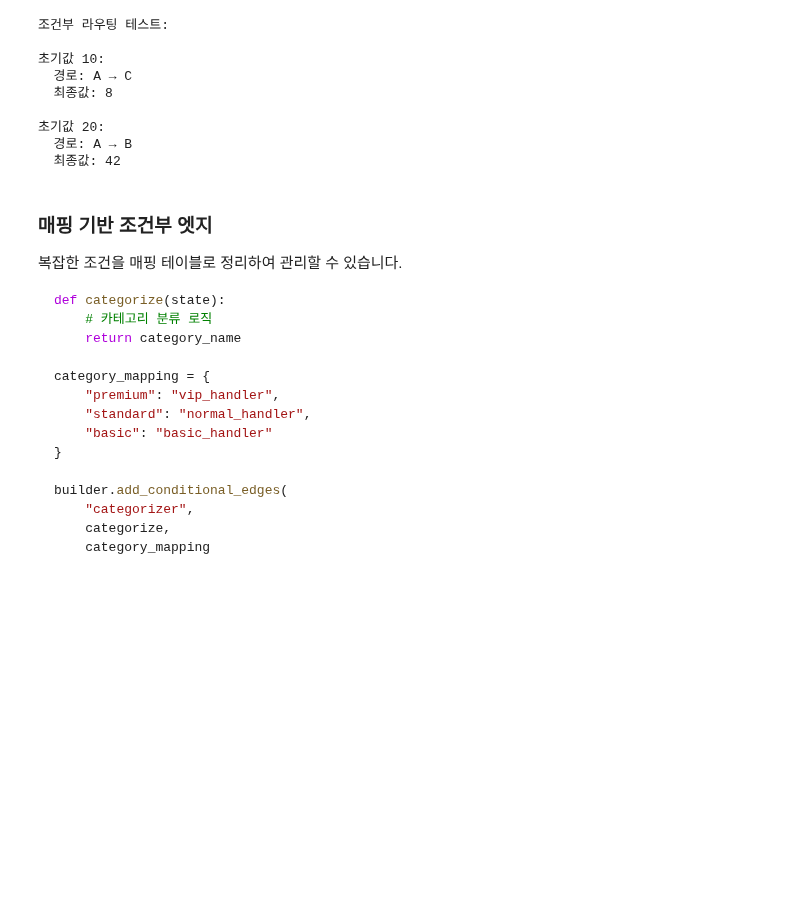
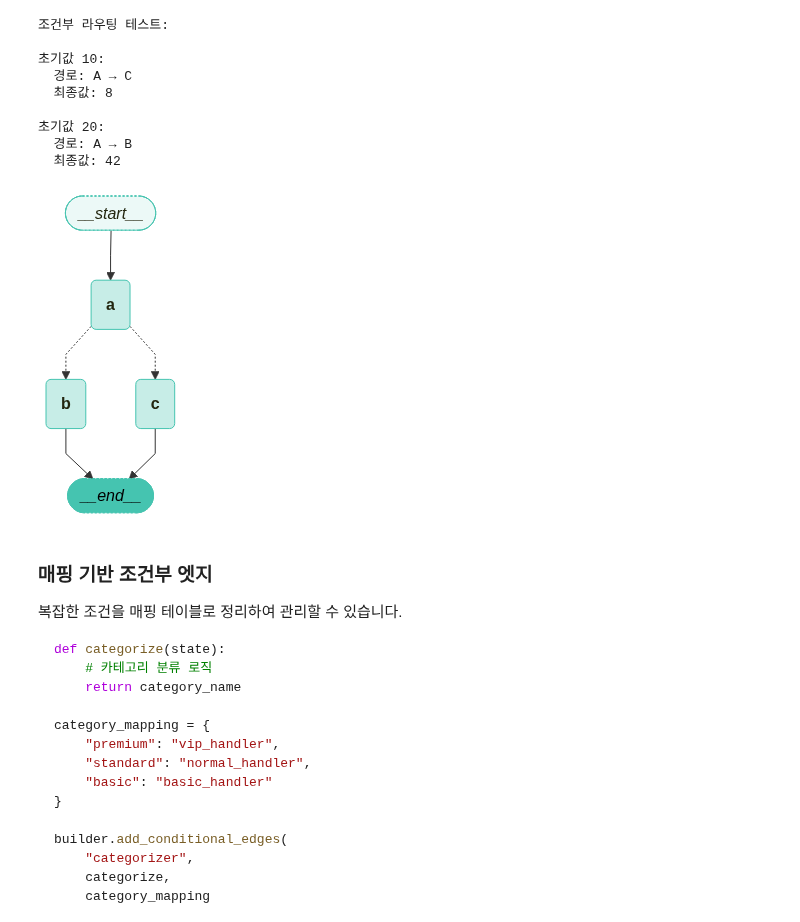
Before and after one commit to PassionChicken-Leesuin/Agentic-AI-Study-for-DDSI-Lab, a Jupyter notebook: 2주차_Langgraph_GraphAPI/submissions/우명균/우명균_02-QuickStart-LangGraph-Graph-API.ipynb, the cells around one changed output. Drawn from its saved outputs; the diff is of its cells as text; code cells hidden in the pictures; blank space fills up the shorter version.

```diff
--- a/2주차_Langgraph_GraphAPI/submissions/우명균/우명균_02-QuickStart-LangGraph-Graph-API.ipynb
+++ b/2주차_Langgraph_GraphAPI/submissions/우명균/우명균_02-QuickStart-LangGraph-Graph-API.ipynb
@@ -900,6 +906,10 @@ for initial_value in [10, 20]:
 초기값 20:
   경로: A → B
   최종값: 42
+# %%
+visualize_graph(conditional_graph)
+# %% [output]
+[figure, added]
 # %% [markdown]
 ### 매핑 기반 조건부 엣지
 
```
Also changed, not shown: parts of 28 cells of this notebook, 1 other file.
